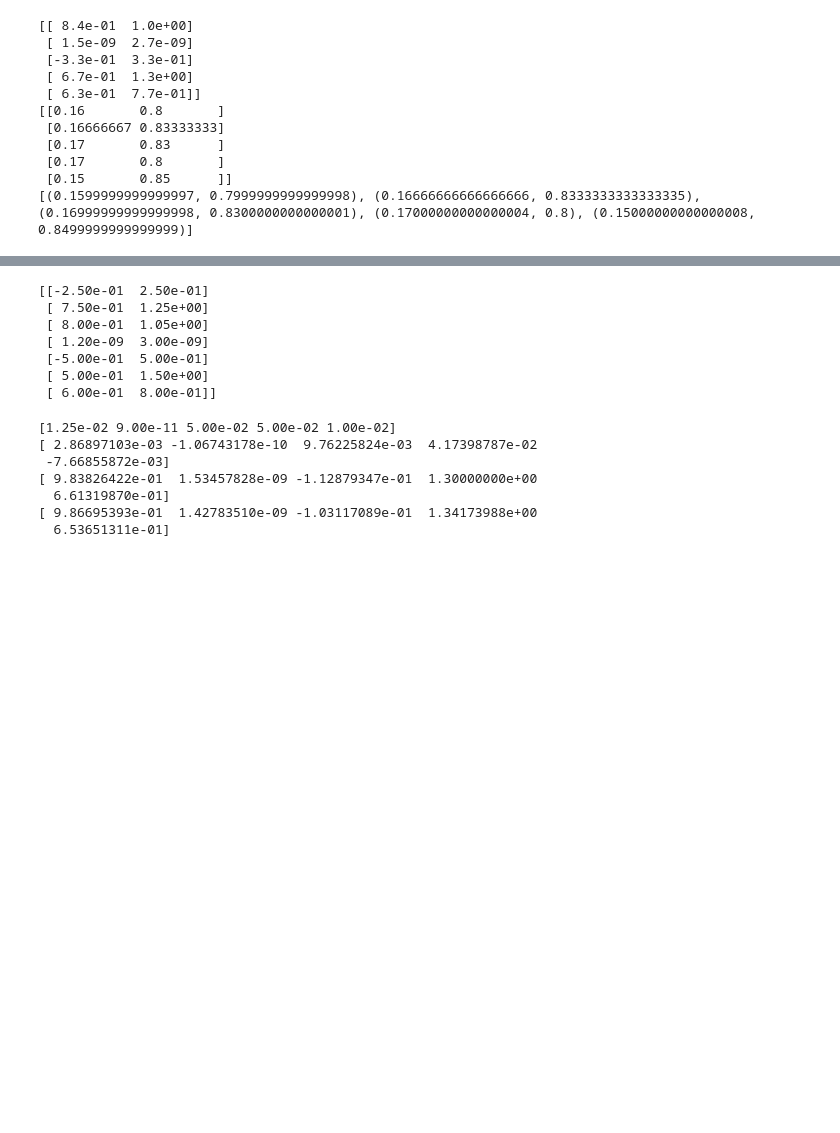
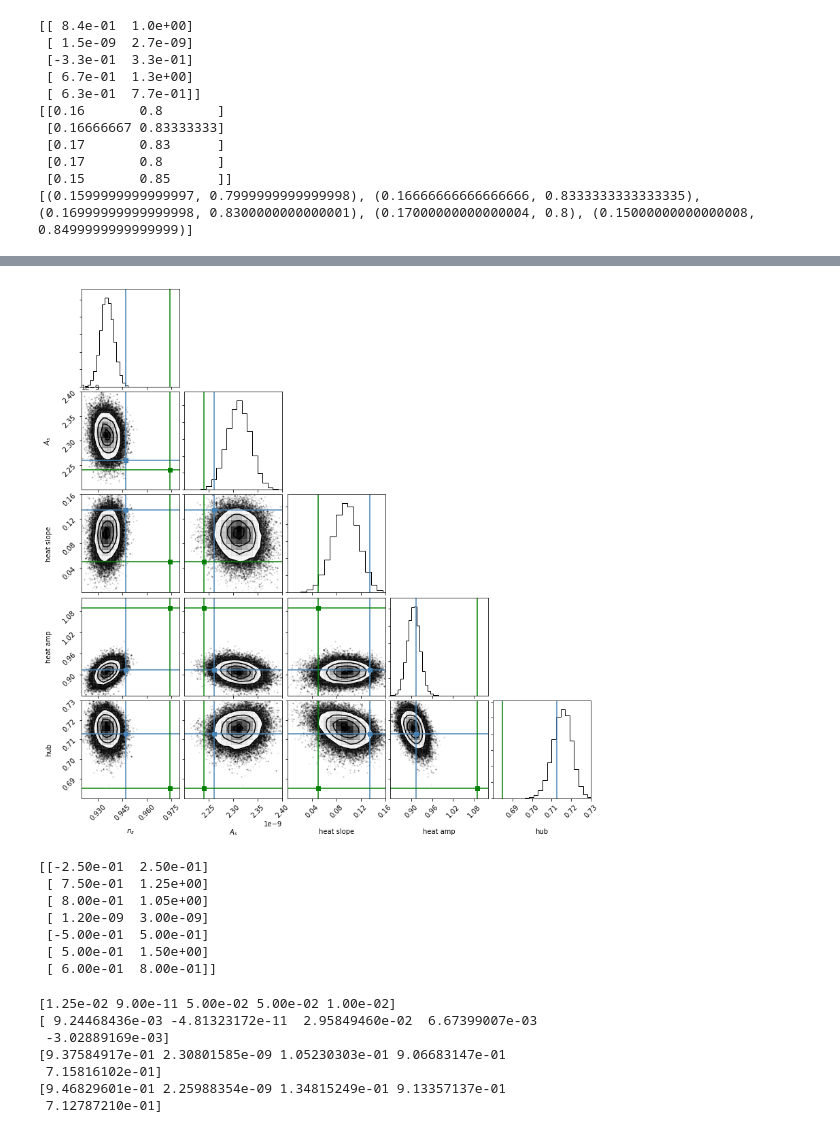
Before and after one commit to keirkwame/lya_emulator, a Jupyter notebook: test_emulator.ipynb, the cells around one changed output, grey strips where cells are left out. Drawn from its saved outputs; the diff is of its cells as text; code cells hidden in the pictures; blank space fills up the shorter version.

Commit message:
Testing second round of refinement with Jupyter notebook

```diff
--- a/test_emulator.ipynb
+++ b/test_emulator.ipynb
@@ -29,7 +34,7 @@ import matplotlib.pyplot as plt
 # %%
 %matplotlib inline
 # %%
-posterior_samples = np.loadtxt('/home/keir/Data/emulator/AA0.97BB1.3_chain_refinement_tight_validation2.txt')
+posterior_samples = np.loadtxt('/home/keir/Data/emulator/AA0.97BB1.3_chain_refinement_tight_validation_refine1.txt')
 # %%
 output[0].param_limits
 # %% [output]
@@ -156,3 +146,42 @@ print(best_process, map_from_unit_cube(optimisation_output[best_process].x, outp
+# %%
+import corner as co
+
+corner_plot_limits = [[0.92, 0.98], [2.2e-09, 2.4e-09], [0., 0.16], [0.84, 1.12], [0.68, 0.73]]
+
+corner_plot_labels = [r'$d\tau_0$', r'$\tau_0$', r'$n_s$', r'$A_s$', 'heat slope', 'heat amp', 'hub']
+
+#figure = co.corner(posterior_samples[:, n_marginalised_parameters:], labels=corner_plot_labels[n_marginalised_parameters:], truths=np.concatenate(([], map_from_unit_cube(optimisation_output[best_process].x, output[0].param_limits[n_marginalised_parameters:]))))
+figure = co.corner(posterior_samples[:, n_marginalised_parameters:], labels=corner_plot_labels[n_marginalised_parameters:], truths=np.concatenate(([], refinement_simulation + random_gauss)))
+
+###Add truths
+# Extract the axes
+value1 = [0.974, 2.24e-09, 0.0509, 1.09, 0.685]
+ndim = n_parameters - n_marginalised_parameters
+axes = np.array(figure.axes).reshape((ndim, ndim))
+
+# Loop over the diagonal
+for i in range(ndim):
+    ax = axes[i, i]
+    ax.axvline(value1[i], color="g")
+    #ax.axvline(value2[i], color="r")
+
+    ax.set_xlim(corner_plot_limits[i])
+
+# Loop over the histograms
+for yi in range(ndim):
+    for xi in range(yi):
+        ax = axes[yi, xi]
+        ax.axvline(value1[xi], color="g")
+        #ax.axvline(value2[xi], color="r")
+        ax.axhline(value1[yi], color="g")
+        #ax.axhline(value2[yi], color="r")
+        ax.plot(value1[xi], value1[yi], "sg")
+        #ax.plot(value2[xi], value2[yi], "sr")
+
+        ax.set_xlim(corner_plot_limits[xi])
+        ax.set_ylim(corner_plot_limits[yi])
+# %% [output]
+[figure, added]
 # %%
 p_lims = np.array([[-2.50e-01,  2.50e-01],
        [ 7.50e-01,  1.25e+00],
@@ -172,19 +201,24 @@ print(p_lims)
  [ 5.00e-01  1.50e+00]
  [ 6.00e-01  8.00e-01]]
 # %%
+refinement_simulation = map_from_unit_cube(optimisation_output[best_process].x, output[0].param_limits[n_marginalised_parameters:])
+
 random_width = 0.05 * (p_lims[2:, 1] - p_lims[2:, 0])
 print(random_width)
 
 random_gauss = np.random.normal(scale=random_width)
 print(random_gauss)
 
-print(np.array([9.83826422e-01, 1.53457828e-09, -1.12879347e-01, 1.30000000e+00, 6.61319870e-01]))
-print(np.array([9.83826422e-01, 1.53457828e-09, -1.12879347e-01, 1.30000000e+00, 6.61319870e-01]) + random_gauss)
+#print(np.array([9.83826422e-01, 1.53457828e-09, -1.12879347e-01, 1.30000000e+00, 6.61319870e-01]))
+#print(np.array([9.83826422e-01, 1.53457828e-09, -1.12879347e-01, 1.30000000e+00, 6.61319870e-01]) + random_gauss)
+
+print(refinement_simulation)
+print(refinement_simulation + random_gauss)
 # %% [output]
 [1.25e-02 9.00e-11 5.00e-02 5.00e-02 1.00e-02]
-[ 2.86897103e-03 -1.06743178e-10  9.76225824e-03  4.17398787e-02
- -7.66855872e-03]
-[ 9.83826422e-01  1.53457828e-09 -1.12879347e-01  1.30000000e+00
-  6.61319870e-01]
-[ 9.86695393e-01  1.42783510e-09 -1.03117089e-01  1.34173988e+00
-  6.53651311e-01]
+[ 9.24468436e-03 -4.81323172e-11  2.95849460e-02  6.67399007e-03
+ -3.02889169e-03]
+[9.37584917e-01 2.30801585e-09 1.05230303e-01 9.06683147e-01
+ 7.15816102e-01]
+[9.46829601e-01 2.25988354e-09 1.34815249e-01 9.13357137e-01
+ 7.12787210e-01]
```
Also changed, not shown: parts of 6 cells of this notebook.
